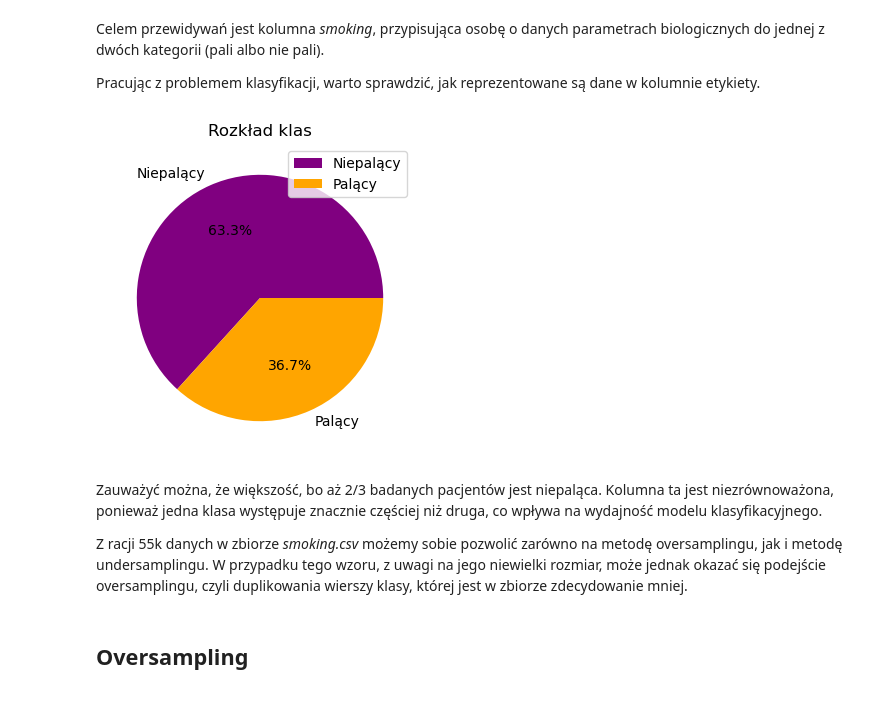
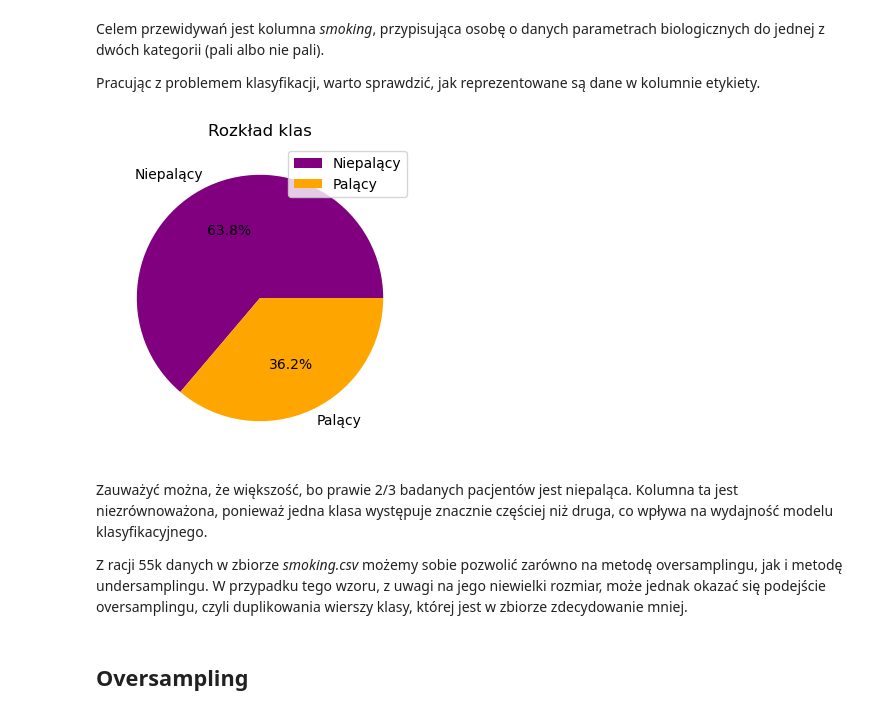
Before and after one commit to GWeronika/MachineLearningProjectSI, a Jupyter notebook: SI_project_smoking.ipynb, the cells around one changed output. Drawn from its saved outputs; the diff is of its cells as text; code cells hidden in the pictures.

Commit message:
Seed and plot added

```diff
--- a/SI_project_smoking.ipynb
+++ b/SI_project_smoking.ipynb
@@ -197,19 +197,19 @@ Pracując z problemem klasyfikacji, warto sprawdzić, jak reprezentowane są dan
 # %%
 import matplotlib.pyplot as plt
 
-target_dis = df['smoking'].value_counts()
+target_dis = df_filtered['smoking'].value_counts()
 plt.figure(figsize=(6, 4))
 target_dis.plot(kind='pie', labels=['Niepalący', 'Palący'], autopct='%1.1f%%', colors=['purple', 'orange'])
 plt.title('Rozkład klas')
 plt.ylabel('')
 
 plt.legend(loc='upper right')
 
 plt.show()
 # %% [output]
-[figure, old version]
+[figure, new version]
 # %% [markdown]
-Zauważyć można, że większość, bo aż 2/3 badanych pacjentów jest niepaląca. Kolumna ta jest niezrównoważona, ponieważ jedna klasa występuje znacznie częściej niż druga, co wpływa na wydajność modelu klasyfikacyjnego.
+Zauważyć można, że większość, bo prawie 2/3 badanych pacjentów jest niepaląca. Kolumna ta jest niezrównoważona, ponieważ jedna klasa występuje znacznie częściej niż druga, co wpływa na wydajność modelu klasyfikacyjnego.
 
 Z racji 55k danych w zbiorze *smoking.csv* możemy sobie pozwolić zarówno na metodę oversamplingu, jak i metodę undersamplingu. W przypadku tego wzoru, z uwagi na jego niewielki rozmiar, może jednak okazać się podejście oversamplingu, czyli duplikowania wierszy klasy, której jest w zbiorze zdecydowanie mniej.
 # %% [markdown]
```
Also changed, not shown: parts of 34 cells of this notebook.
